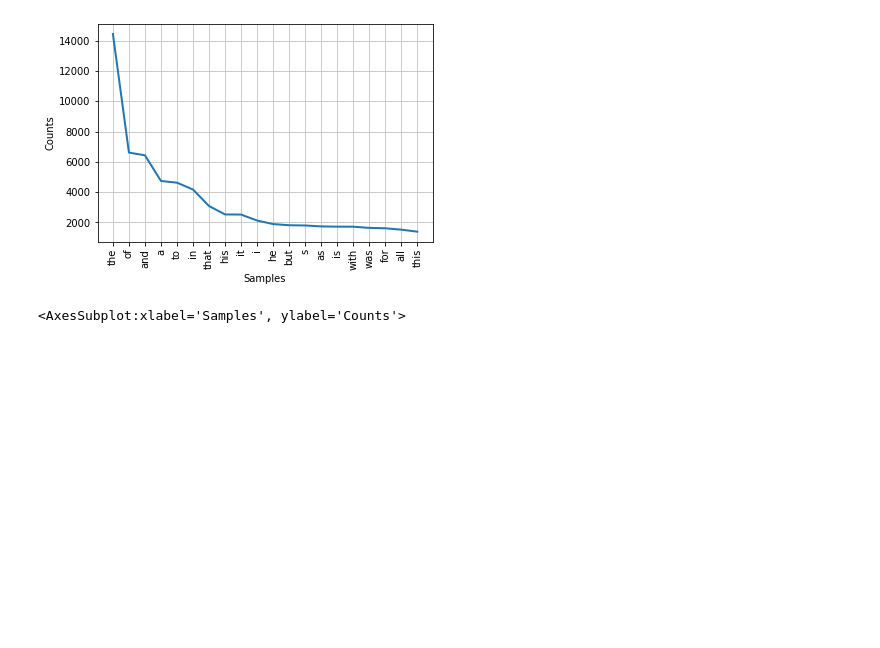
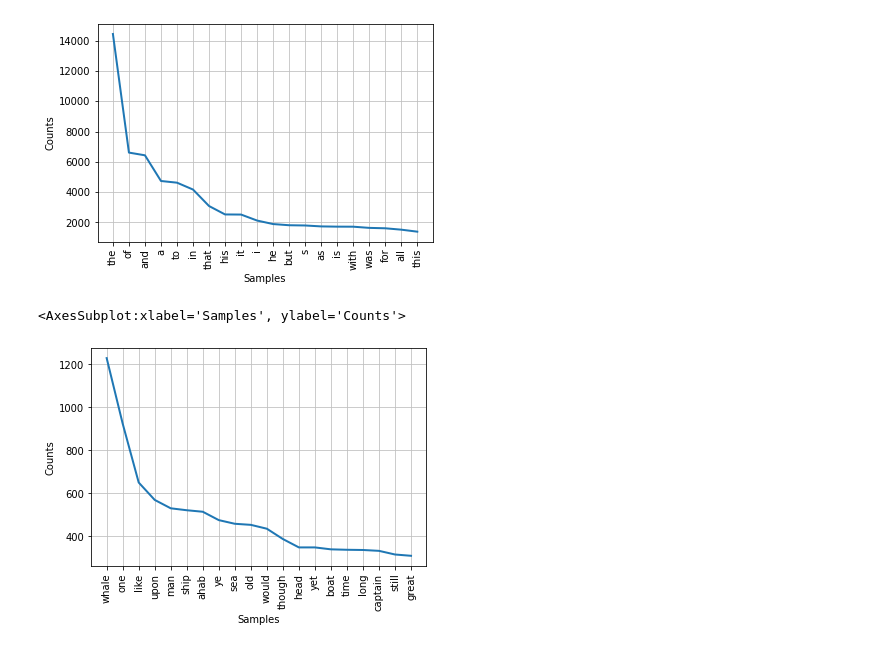
Before and after one commit to klp/cuny_gc_python_class_sp2022, a Jupyter notebook: class_exercises/2022-03-28/mar-28.ipynb, the cells around one changed output. Drawn from its saved outputs; the diff is of its cells as text; code cells hidden in the pictures; blank space fills up the shorter version.

```diff
--- a/class_exercises/2022-03-28/mar-28.ipynb
+++ b/class_exercises/2022-03-28/mar-28.ipynb
@@ -252,3 +252,7 @@ from nltk.corpus import stopwords
 stop_words = stopwords.words('english')
 # %%
 text1_stops = [t for t in text1_tokens if t not in stop_words]
+# %%
+no_stops_freq = FreqDist(text1_stops).plot(20)
+# %% [output]
+[figure, added]
```
Also changed, not shown: parts of 17 cells of this notebook.
